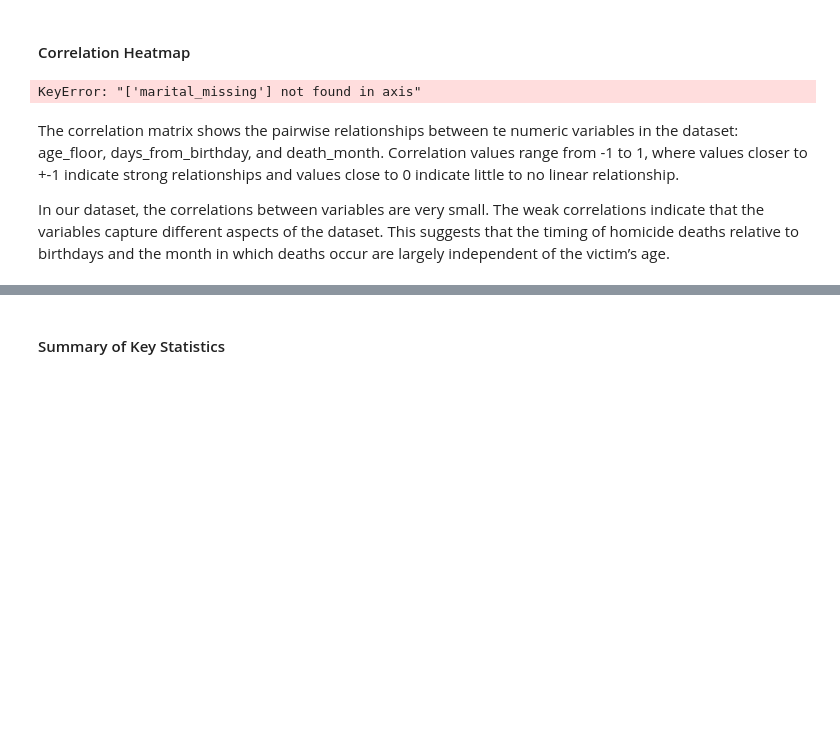
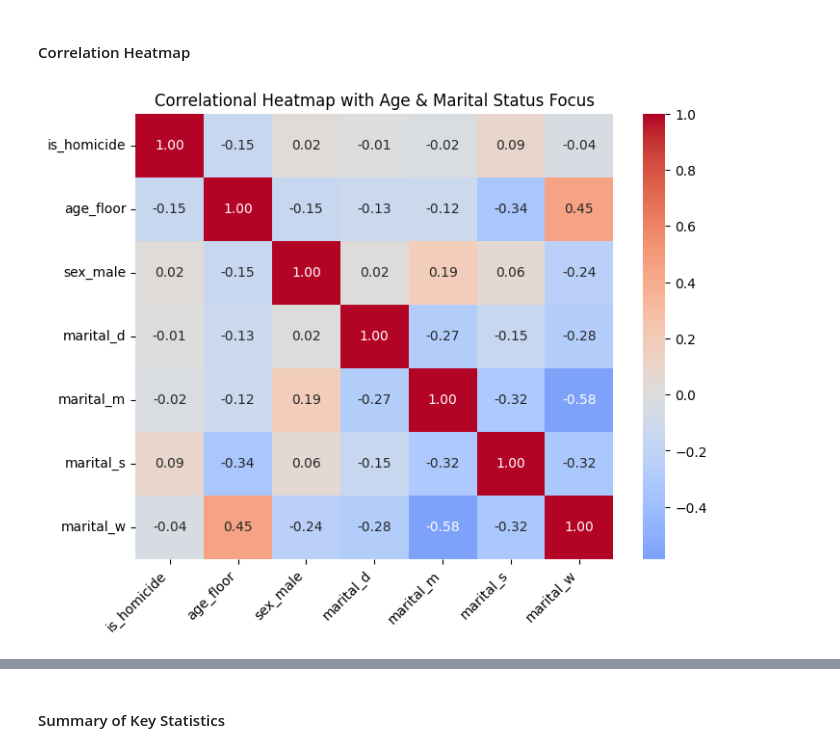
Before and after one commit to COGS108/Group069_WI26, a Jupyter notebook: 03-FinalProject.ipynb, the cells around one changed output, grey strips where cells are left out. Saved outputs shown, nothing was run; the diff lists cells and outputs as text; code cells hidden in the pictures; blank space fills up the shorter version.

```diff
--- a/03-FinalProject.ipynb
+++ b/03-FinalProject.ipynb
@@ -666,15 +658,27 @@ Overall, the comparison highlights a clear demographic distinction: homicide dea
 # %% [markdown]
 #### Correlation Heatmap
-# %%
-sns.heatmap(homicide.drop(columns = ["marital_missing"]).corr(numeric_only=True), annot=True)
-plt.title("Correlation Matrix")
-plt.xticks(rotation = 45)
-plt.show()
-
-# Not sure what this was supposed to be, I had removed the marital missing column
-# %% [output]
-KeyError: "['marital_missing'] not found in axis"
-# %% [markdown]
-The correlation matrix shows the pairwise relationships between te numeric variables in the dataset: age_floor, days_from_birthday, and death_month. Correlation values range from -1 to 1, where values closer to +-1 indicate strong relationships and values close to 0 indicate little to no linear relationship.
-
-In our dataset, the correlations between variables are very small. The weak correlations indicate that the variables capture different aspects of the dataset. This suggests that the timing of homicide deaths relative to birthdays and the month in which deaths occur are largely independent of the victim’s age.
+# %%
+df_corr = df.copy()
+
+df_corr["is_homicide"] = (df_corr["manner"] == "h").astype(int)
+df_corr = df_corr[["is_homicide", "age_floor", "marital", "sex"]].dropna()
+df_corr["sex_male"] = (df_corr["sex"] == "m").astype(int)
+marital_dummies = pd.get_dummies(df_corr["marital"], prefix = "marital")
+
+
+corr_data = pd.concat([
+    df_corr[["is_homicide", "age_floor", "sex_male"]],
+    marital_dummies],
+    axis = 1)
+
+corr = corr_data.corr()
+
+# Plot the correlational heatmap
+plt.figure(figsize = (8, 6))
+sns.heatmap(corr, annot = True, cmap = "coolwarm", center = 0, fmt = ".2f")
+plt.title("Correlational Heatmap with Age & Marital Status Focus")
+plt.xticks(rotation = 45, ha = "right")
+plt.yticks(rotation = 0)
+plt.show()
+# %% [output]
+[figure, added]
```
Also changed, not shown: parts of 29 cells of this notebook.
